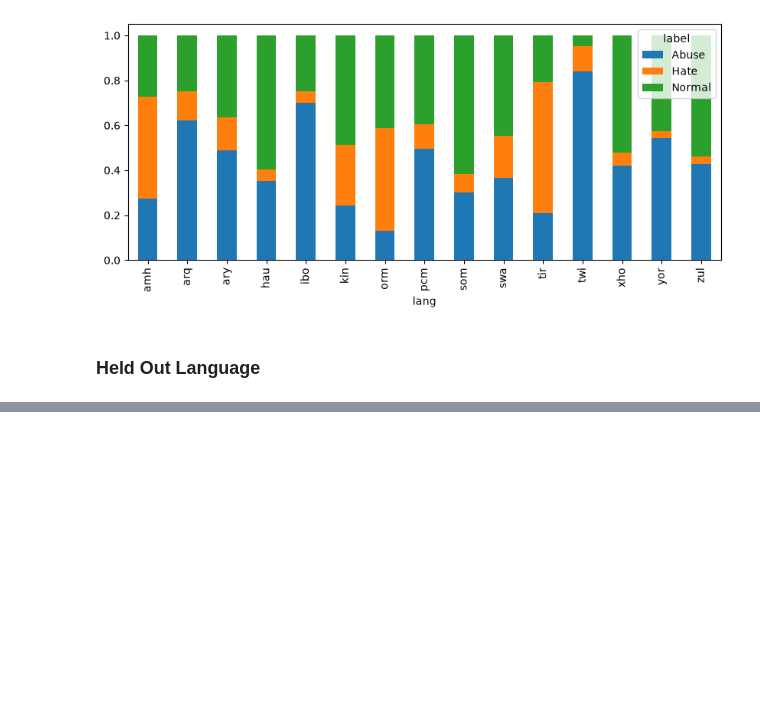
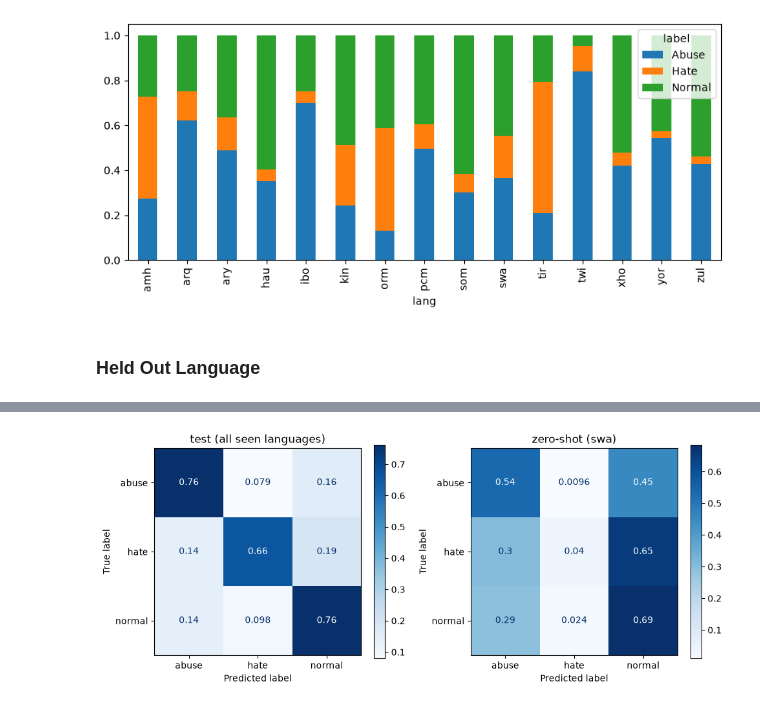
Before and after one commit to gagandeepsingh21/aml_afriHate_114736, a Jupyter notebook: notebook/afriHate.ipynb, the cells around one changed output, grey strips where cells are left out. Drawn from its saved outputs; the diff is of its cells as text; code cells hidden in the pictures; blank space fills up the shorter version.

```diff
--- a/notebook/afriHate.ipynb
+++ b/notebook/afriHate.ipynb
@@ -188,0 +376,23 @@ pd.crosstab(all_data["lang"], all_data["label"], normalize="index").plot(kind="b
+# %%
+test["pred"] = best_model.predict(test["text"])
+
+majority = train.groupby("lang")["label"].agg(lambda s: s.value_counts().idxmax())
+test["majority_pred"] = test["lang"].map(majority)
+
+rows = []
+for lang, g in test.groupby("lang"):
+    rows.append({
+        "lang": lang,
+        "n_test": len(g),
+        "model": f1_score(g["label"], g["pred"], average="macro"),
+        "majority": f1_score(g["label"], g["majority_pred"], average="macro"),
+        "low_resource": lang in LOW_RESOURCE,
+    })
+
+per_lang = pd.DataFrame(rows).set_index("lang").round(3).sort_values("model")
+print(per_lang)
+
+print("\noverall macro-F1:", round(f1_score(test["label"], test["pred"], average="macro"), 3))
+is_low = test["lang"].isin(LOW_RESOURCE)
+print("low-resource    :", round(f1_score(test.loc[is_low, "label"], test.loc[is_low, "pred"], average="macro"), 3))
+print("the rest        :", round(f1_score(test.loc[~is_low, "label"], test.loc[~is_low, "pred"], average="macro"), 3))
@@ -188,0 +420,8 @@ pd.crosstab(all_data["lang"], all_data["label"], normalize="index").plot(kind="b
+# %%
+zero_shot["pred"] = best_model.predict(zero_shot["text"])
+overall_majority = train["label"].value_counts().idxmax()
+
+print("model   :", round(f1_score(zero_shot["label"], zero_shot["pred"], average="macro"), 3))
+print("majority:", round(f1_score(zero_shot["label"], [overall_majority] * len(zero_shot), average="macro"), 3))
+print()
+print(classification_report(zero_shot["label"], zero_shot["pred"]))
@@ -188,0 +441,14 @@ pd.crosstab(all_data["lang"], all_data["label"], normalize="index").plot(kind="b
+# %%
+import matplotlib.pyplot as plt
+
+fig, ax = plt.subplots(1, 2, figsize=(10, 4))
+ConfusionMatrixDisplay.from_predictions(test["label"], test["pred"], labels=classes,
+                                        normalize="true", cmap="Blues", ax=ax[0])
+ax[0].set_title("test (all seen languages)")
+ConfusionMatrixDisplay.from_predictions(zero_shot["label"], zero_shot["pred"], labels=classes,
+                                        normalize="true", cmap="Blues", ax=ax[1])
+ax[1].set_title(f"zero-shot ({HELD_OUT})")
+plt.tight_layout()
+plt.show()
+# %% [output]
+[figure, added]
```
Also changed, not shown: parts of 22 cells of this notebook, 24 other files.
